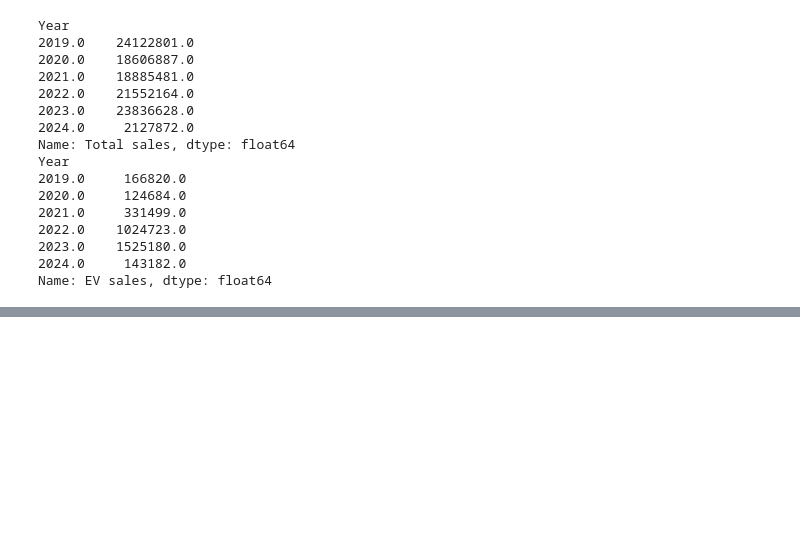
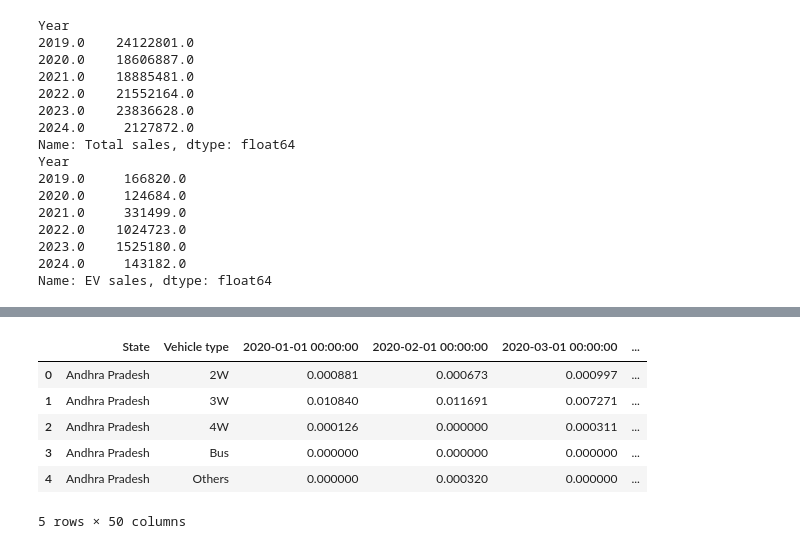
Before and after one commit to Aadhi7310/EV_sales, a Jupyter notebook: EV_market.ipynb, the cells around one changed output, grey strips where cells are left out. Drawn from its saved outputs; the diff is of its cells as text; code cells hidden in the pictures; blank space fills up the shorter version.

```diff
--- a/EV_market.ipynb
+++ b/EV_market.ipynb
@@ -79,0 +151,11 @@ Name: EV sales, dtype: float64
+# %%
+EVsales_datas = pd.read_excel('EV_final.xlsx')
+EVsales_datas.head()
+# %% [output]
+|  | State | Vehicle type | 2020-01-01 00:00:00 | 2020-02-01 00:00:00 | 2020-03-01 00:00:00 | ... |
+| 0 | Andhra Pradesh | 2W | 0.000881 | 0.000673 | 0.000997 | ... |
+| 1 | Andhra Pradesh | 3W | 0.010840 | 0.011691 | 0.007271 | ... |
+| 2 | Andhra Pradesh | 4W | 0.000126 | 0.000000 | 0.000311 | ... |
+| 3 | Andhra Pradesh | Bus | 0.000000 | 0.000000 | 0.000000 | ... |
+| 4 | Andhra Pradesh | Others | 0.000000 | 0.000320 | 0.000000 | ... |
+5 rows × 50 columns
```
Also changed, not shown: parts of 20 cells of this notebook.
